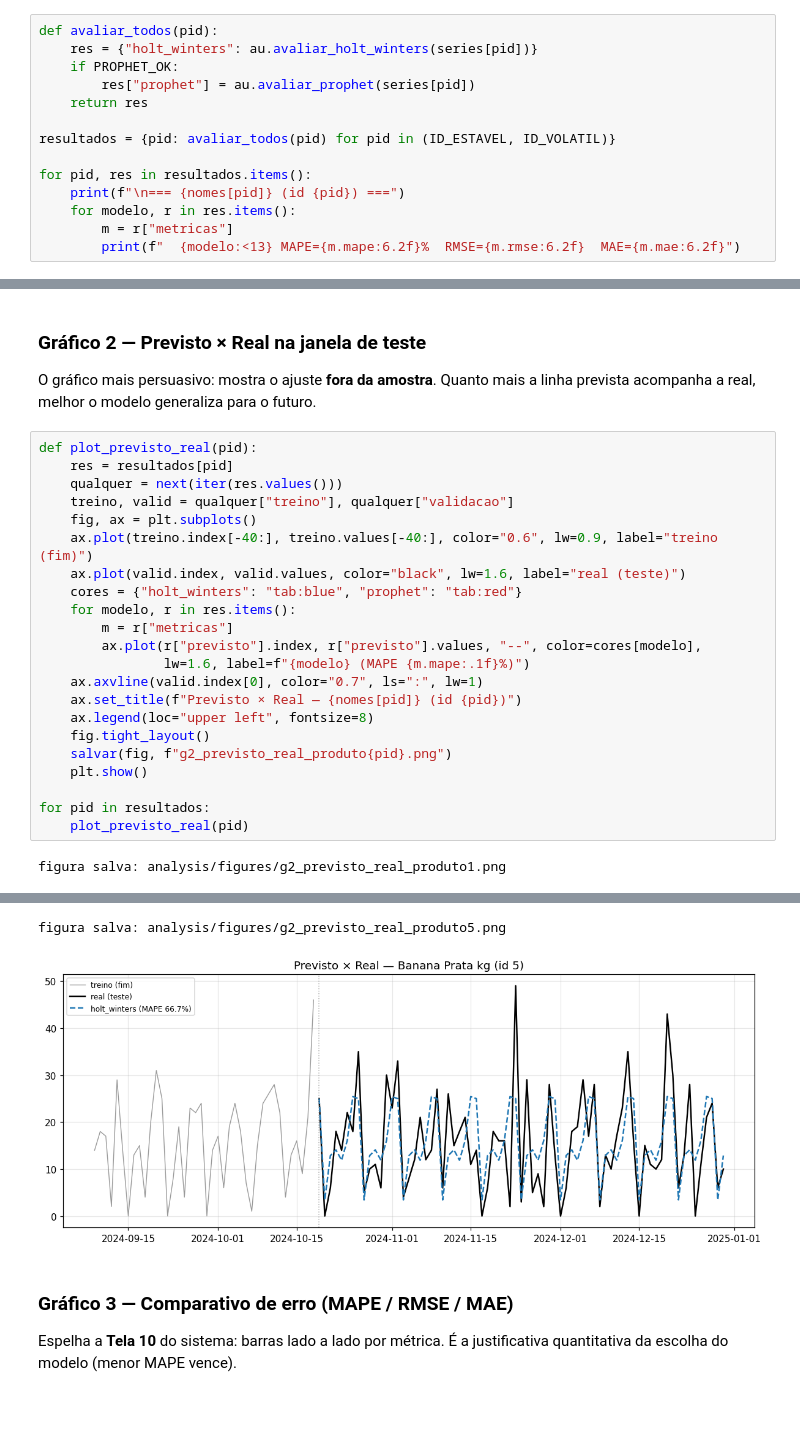
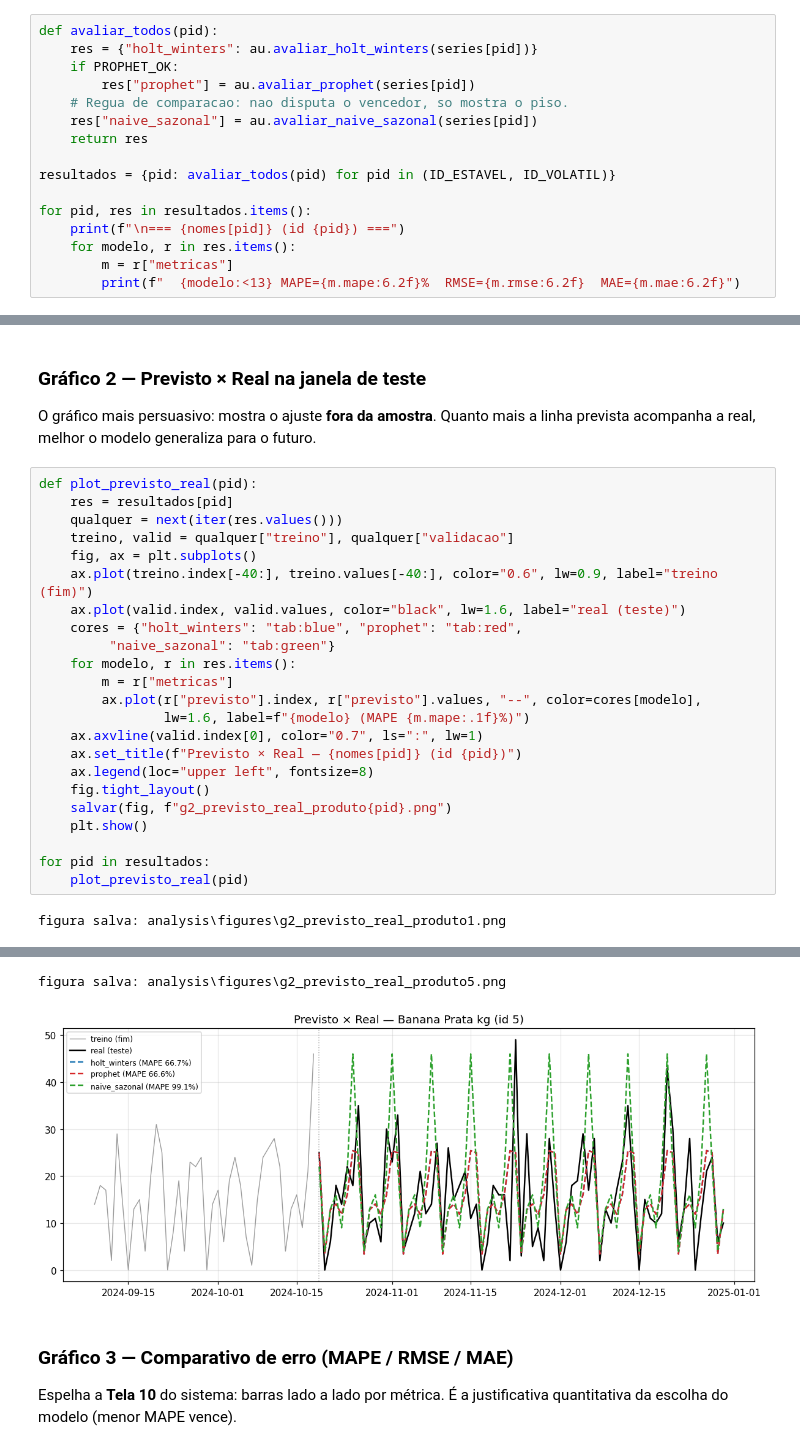
Before and after one commit to tcc-stocksense/code, a Jupyter notebook: ml-service/analysis/analise_modelos.ipynb, the cells around one changed output, grey strips where cells are left out. Cells and saved outputs as stored; diff of their text form; blank space fills up the shorter version.

```diff
--- a/ml-service/analysis/analise_modelos.ipynb
+++ b/ml-service/analysis/analise_modelos.ipynb
@@ -166,6 +165,8 @@ def avaliar_todos(pid):
     res = {"holt_winters": au.avaliar_holt_winters(series[pid])}
     if PROPHET_OK:
         res["prophet"] = au.avaliar_prophet(series[pid])
+    # Regua de comparacao: nao disputa o vencedor, so mostra o piso.
+    res["naive_sazonal"] = au.avaliar_naive_sazonal(series[pid])
     return res
 
 resultados = {pid: avaliar_todos(pid) for pid in (ID_ESTAVEL, ID_VOLATIL)}
@@ -193,7 +198,8 @@ def plot_previsto_real(pid):
     fig, ax = plt.subplots()
     ax.plot(treino.index[-40:], treino.values[-40:], color="0.6", lw=0.9, label="treino (fim)")
     ax.plot(valid.index, valid.values, color="black", lw=1.6, label="real (teste)")
-    cores = {"holt_winters": "tab:blue", "prophet": "tab:red"}
+    cores = {"holt_winters": "tab:blue", "prophet": "tab:red",
+         "naive_sazonal": "tab:green"}
     for modelo, r in res.items():
         m = r["metricas"]
         ax.plot(r["previsto"].index, r["previsto"].values, "--", color=cores[modelo],
@@ -208,4 +214,4 @@ def plot_previsto_real(pid):
 for pid in resultados:
     plot_previsto_real(pid)
 # %% [output]
-figura salva: analysis/figures/g2_previsto_real_produto1.png
+figura salva: analysis\figures\g2_previsto_real_produto1.png
@@ -213,5 +219,5 @@ figura salva: analysis/figures/g2_previsto_real_produto1.png
-figura salva: analysis/figures/g2_previsto_real_produto5.png
+figura salva: analysis\figures\g2_previsto_real_produto5.png
-[figure, old version]
+[figure, new version]
 # %% [markdown]
 ### Gráfico 3 — Comparativo de erro (MAPE / RMSE / MAE)
 
```
Also changed, not shown: parts of 13 cells of this notebook, 13 other files.
